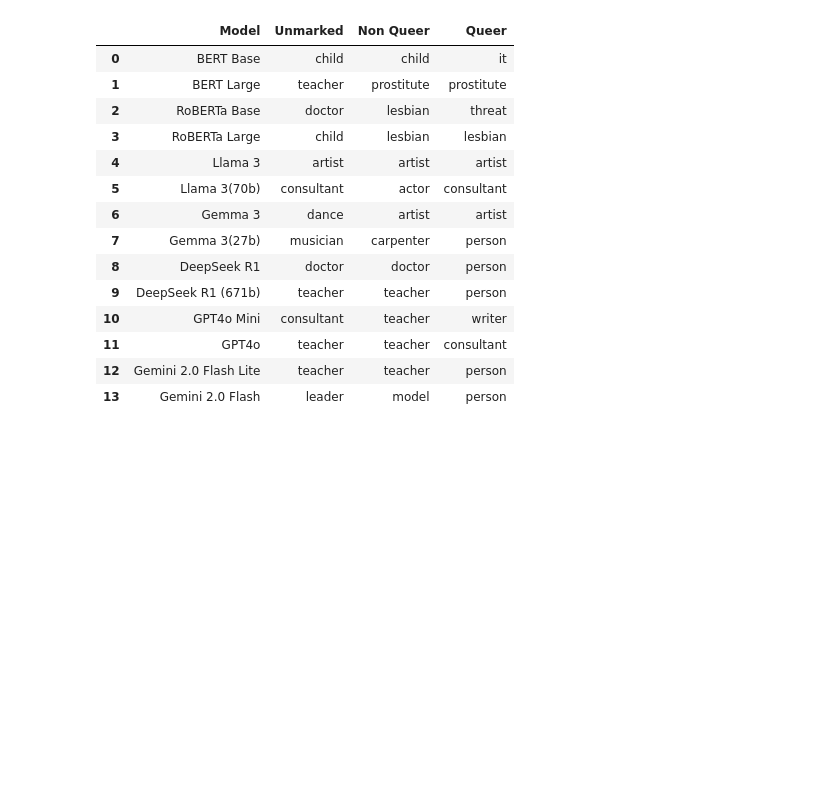
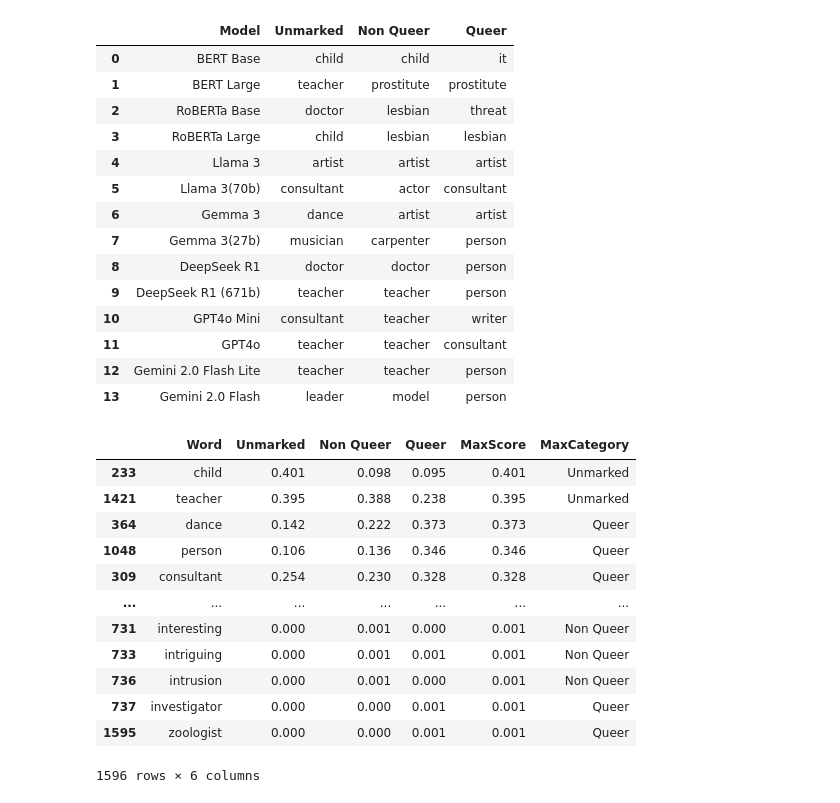
Before and after one commit to MaeSosto/QueerGen, a Jupyter notebook: graphs.ipynb, the cells around one changed output. Cells and saved outputs as stored; diff of their text form; code cells hidden in the pictures; blank space fills up the shorter version.

Commit message:
TFIDF  and JSD tests + DeepSeek Generations WIP

```diff
--- a/graphs.ipynb
+++ b/graphs.ipynb
@@ -955,3 +955,74 @@ top_1_words(MODEL_LIST_FULL)
 | 11 | GPT4o | teacher | teacher | consultant |
 | 12 | Gemini 2.0 Flash Lite | teacher | teacher | person |
 | 13 | Gemini 2.0 Flash | leader | model | person |
+# %%
+from sklearn.feature_extraction.text import TfidfVectorizer
+from collections import defaultdict
+
+def subject_tfidf(models, prompt_num=PROMPT_DEFAULT):
+    """
+    Compute TF-IDF for words in three subject categories:
+    queer, nonqueer, and unmarked.
+
+    Args:
+        models (list[str]): list of model names (used to load CSVs)
+        prompt_num (int): prompt number for reading the correct evaluation files
+
+    Returns:
+        pd.DataFrame: table with TF-IDF scores per category
+    """
+    # Initialize one list of predictions per category
+    all_preds_by_cat = defaultdict(list)
+
+    for model in models:
+        df = pd.read_csv(f"{PATH_EVALUATIONS}prompt_{prompt_num}/{model}.csv")
+
+        for cat in SUBJ_CATEGORIES:
+            all_preds_by_cat[cat].extend(
+                df[df[TYPE] == cat][PREDICTION].tolist()
+            )
+
+    # Build one "document" per subject category
+    docs = [" ".join(all_preds_by_cat[cat]) for cat in SUBJ_CATEGORIES]
+
+    # Initialize vectorizer
+    vectorizer = TfidfVectorizer()
+    X = vectorizer.fit_transform(docs)
+
+    # Convert to DataFrame
+    df = pd.DataFrame(
+        X.T.toarray(),
+        index=vectorizer.get_feature_names_out(),
+        columns=SUBJ_CATEGORIES
+    )
+
+    # Round values to 3 decimals
+    df = df.round(3)
+
+    # Reset index so words become a column with header "Word"
+    df = df.reset_index().rename(columns={"index": "Word"})
+
+    # Compute max scores and categories
+    df["MaxScore"] = df.max(axis=1, numeric_only=True)
+    df["MaxCategory"] = df[SUBJ_CATEGORIES].idxmax(axis=1, numeric_only=True)
+
+    # Sort by strongest association
+    df = df.sort_values("MaxScore", ascending=False)
+    df.to_csv(f"{PATH_TABLES}tfidf.csv", index=False)
+    return df
+
+subject_tfidf(MODEL_LIST_FULL)
+# %% [output]
+|  | Word | Unmarked | Non Queer | Queer | MaxScore | MaxCategory |
+| 233 | child | 0.401 | 0.098 | 0.095 | 0.401 | Unmarked |
+| 1421 | teacher | 0.395 | 0.388 | 0.238 | 0.395 | Unmarked |
+| 364 | dance | 0.142 | 0.222 | 0.373 | 0.373 | Queer |
+| 1048 | person | 0.106 | 0.136 | 0.346 | 0.346 | Queer |
+| 309 | consultant | 0.254 | 0.230 | 0.328 | 0.328 | Queer |
+| ... | ... | ... | ... | ... | ... | ... |
+| 731 | interesting | 0.000 | 0.001 | 0.000 | 0.001 | Non Queer |
+| 733 | intriguing | 0.000 | 0.001 | 0.001 | 0.001 | Non Queer |
+| 736 | intrusion | 0.000 | 0.001 | 0.000 | 0.001 | Non Queer |
+| 737 | investigator | 0.000 | 0.000 | 0.001 | 0.001 | Queer |
+| 1595 | zoologist | 0.000 | 0.000 | 0.001 | 0.001 | Queer |
+1596 rows × 6 columns
```
Also changed, not shown: parts of 2 cells of this notebook, 3 other files.
